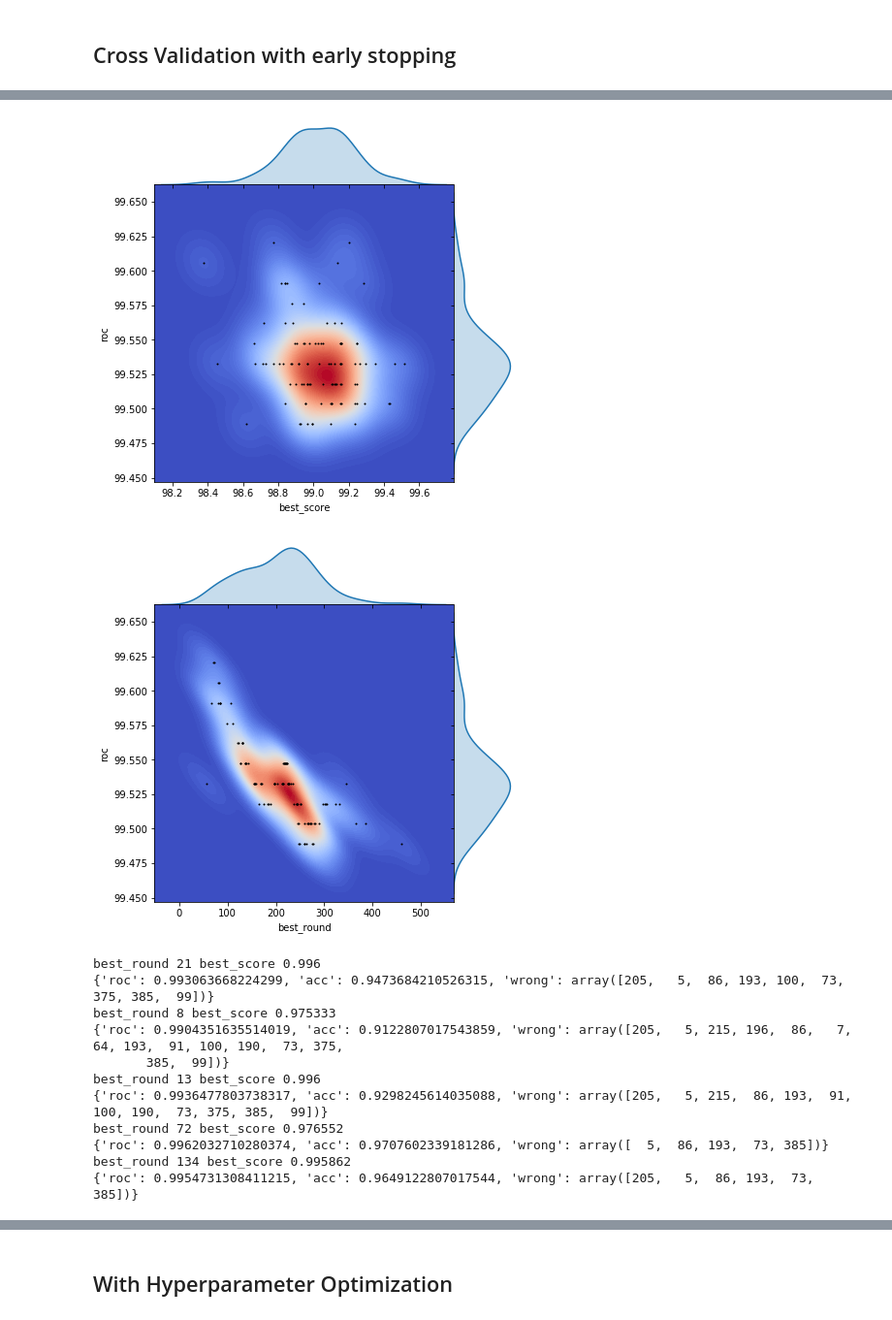
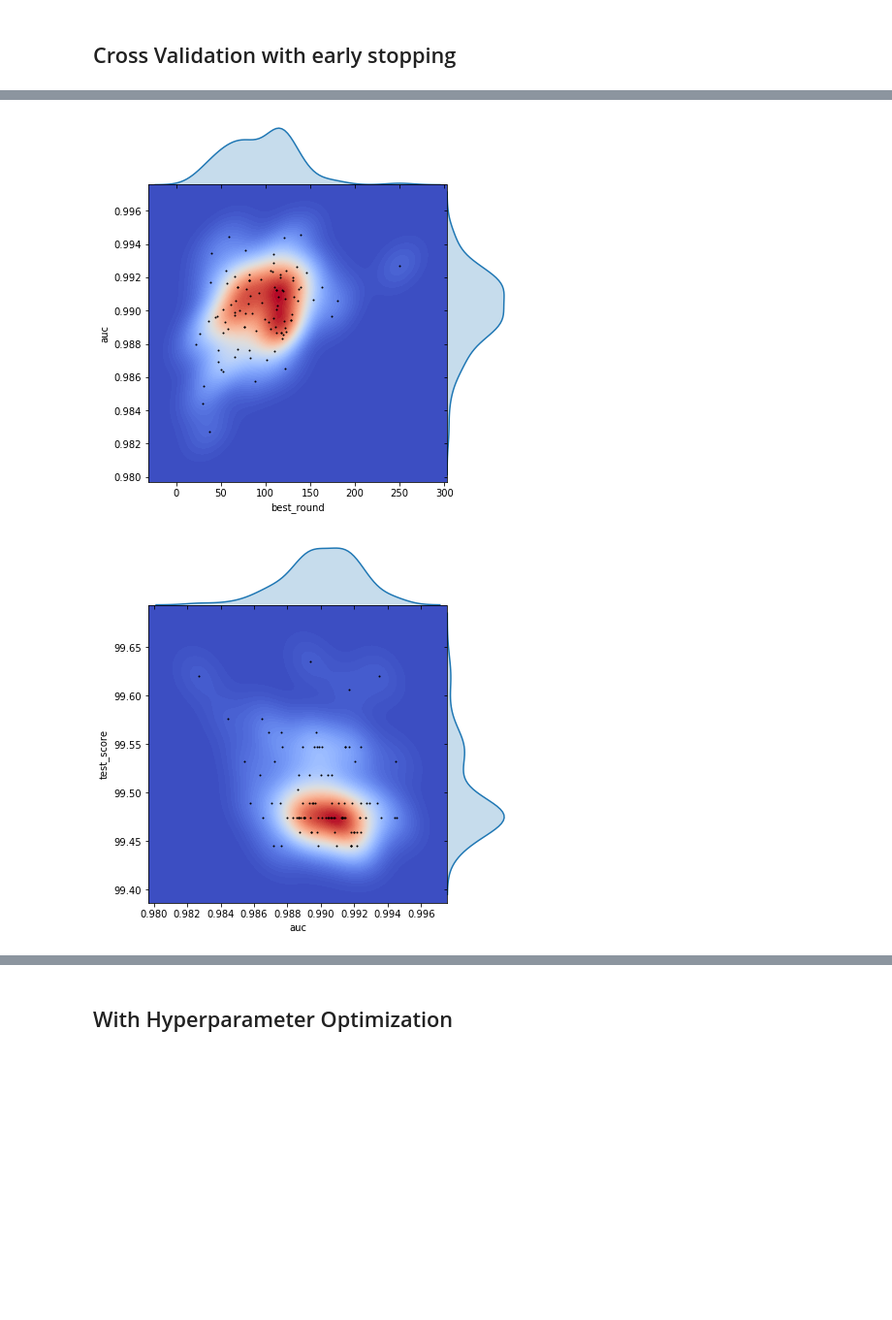
Before and after one commit to goerlitz/binary-classification, a Jupyter notebook: wisconsin-breast-cancer/wdbc_xgboost_randomness.ipynb, the cells around one changed output, grey strips where cells are left out. Shown at 97% size. Cells and saved outputs as stored; diff of their text form; code cells hidden in the pictures; blank space fills up the shorter version.

Commit message:
better visualization of the variations of xgb cross validation

```diff
--- a/wisconsin-breast-cancer/wdbc_xgboost_randomness.ipynb
+++ b/wisconsin-breast-cancer/wdbc_xgboost_randomness.ipynb
@@ -132,6 +128,6 @@ params = {
 }
 
 for fun in [train_xgb_sklearn, train_xgb_native]:
-    results = eval_n_times(10, fun, params);
-    print("MEAN: roc_auc={roc:.4f}, accuracy={acc:.4f}".format(**pd.DataFrame(results).mean().to_dict()))
+    results = eval_n_times(5, fun, params);
+    print("MEAN: roc_auc={auc:.4f}, accuracy={acc:.4f}\n".format(**pd.DataFrame(results).mean().to_dict()))
 # %% [output]
@@ -313,9 +283,0 @@ joint_plot(df_cv.best_round, df_cv.best_score*100)
-# %%
-test_results = []
-start = time()
-for round in df_cv.best_round.astype(int):
-    bst = xgb.train(params, train, round+1)
-    y_hat = bst.predict(test)
-    metrics = eval_metrics(y_test, y_hat)
-    test_results.append(metrics)
-print("took %.1f seconds" % (time() - start))
@@ -324,36 +283,0 @@ took 15.0 seconds
-# %%
-df_tst_res = pd.DataFrame(test_results)
-joint_plot(df_cv.best_score*100, df_tst_res.roc*100)
-joint_plot(df_cv.best_round, df_tst_res.roc*100)
-# %% [output]
-[figure, removed]
-[figure, removed]
-# %%
-
-
-max_rounds=500
-params['eval_metric']=['auc']
-skb = StratifiedKFold(n_splits=nfold, shuffle=True, random_state=random_seed)
-
-for s in skb.split(X_train,y_train):
-    fold_train = train.slice(s[0])
-    fold_test  = train.slice(s[1])
-    #bst = xgb.train(params, fold_train, max_rounds)
-    bst = xgb.train(params, fold_train, max_rounds, evals=[(fold_test, 'test')], verbose_eval=False, early_stopping_rounds=20)
-    print('best_round', bst.best_iteration, 'best_score', bst.best_score)
-    bst = xgb.train(params, train, bst.best_iteration+1)
-    y_hat = bst.predict(test)
-    metrics = eval_metrics(y_test, y_hat)
-    print(metrics)
-# %% [output]
-best_round 21 best_score 0.996
-{'roc': 0.993063668224299, 'acc': 0.9473684210526315, 'wrong': array([205,   5,  86, 193, 100,  73, 375, 385,  99])}
-best_round 8 best_score 0.975333
-{'roc': 0.9904351635514019, 'acc': 0.9122807017543859, 'wrong': array([205,   5, 215, 196,  86,   7,  64, 193,  91, 100, 190,  73, 375,
-       385,  99])}
-best_round 13 best_score 0.996
-{'roc': 0.9936477803738317, 'acc': 0.9298245614035088, 'wrong': array([205,   5, 215,  86, 193,  91, 100, 190,  73, 375, 385,  99])}
-best_round 72 best_score 0.976552
-{'roc': 0.9962032710280374, 'acc': 0.9707602339181286, 'wrong': array([  5,  86, 193,  73, 385])}
-best_round 134 best_score 0.995862
-{'roc': 0.9954731308411215, 'acc': 0.9649122807017544, 'wrong': array([205,   5,  86, 193,  73, 385])}
@@ -359,0 +318,14 @@ best_round 134 best_score 0.995862
+# %%
+def eval_cv_tests(params, train, test, max_rounds, nfold, metrics, early_stop, n_times=100):
+    df_cv_res = cv_n_times(n_times, params, train, max_rounds, nfold, metrics, early_stop)
+    test_scores = score_test(params, train, test, df_cv_res.best_round, metrics)
+    df_all = df_cv_res.assign(test_score=test_scores[metrics[-1]])
+    if metrics[-1] == 'auc':
+        df_all.test_score = df_all.test_score * 100
+
+    joint_plot(df_all.best_round, df_all[metrics[-1]])
+    joint_plot(df_all[metrics[-1]], df_all.test_score)
+    joint_plot(df_all.best_round, df_all.test_score)
+# %%
+eval_cv_tests(params, train, test, max_rounds, nfold=5, metrics=['auc'], early_stop=20, n_times=100)
+# %% [output]
@@ -359,0 +336,2 @@ best_round 134 best_score 0.995862
+[figure, added]
+[figure, added]
```
Also changed, not shown: parts of 22 cells of this notebook.
